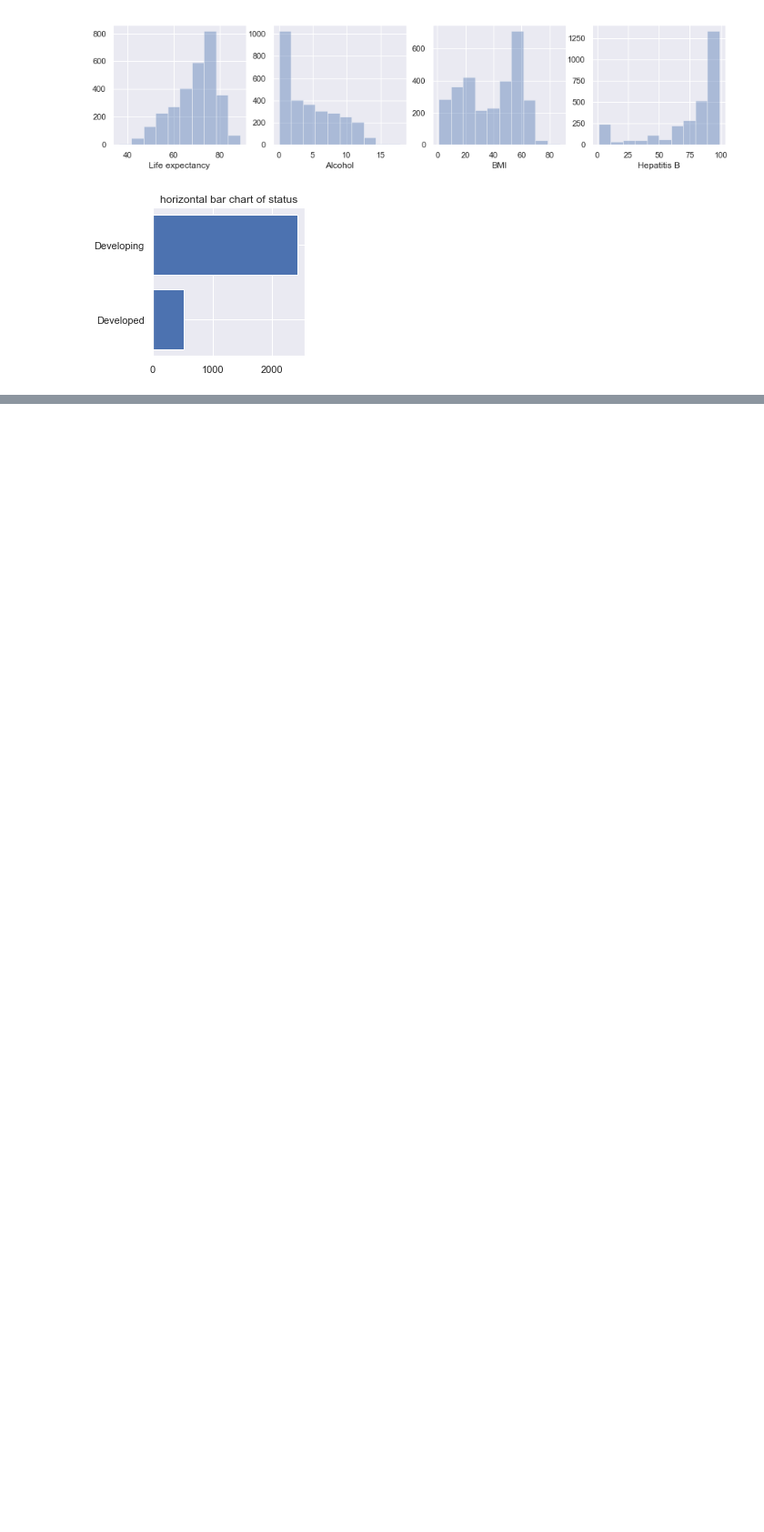
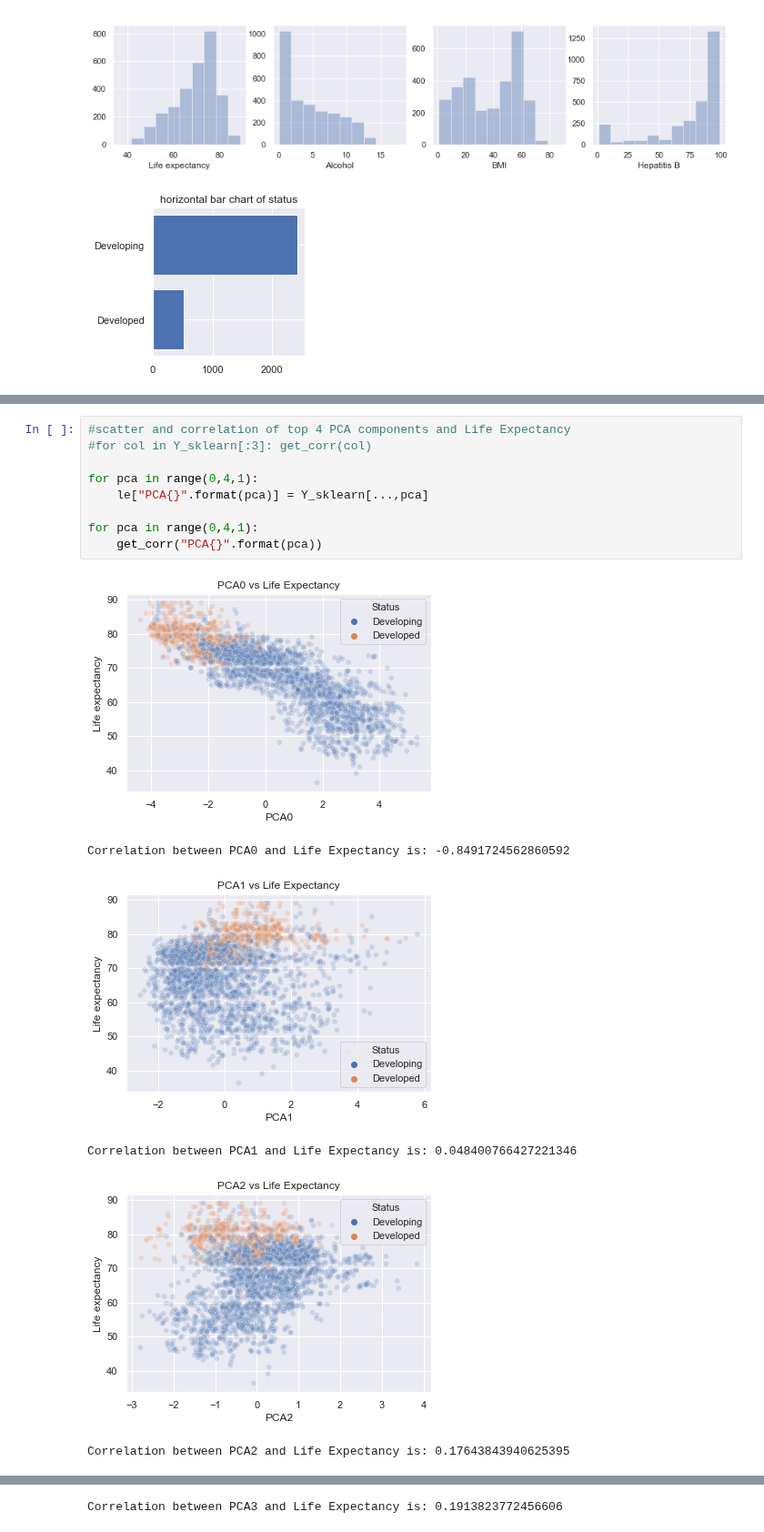
Before and after one commit to daddyprasad5/thinkful, a Jupyter notebook: Model_Preparation_Challenge.ipynb, the cells around one changed output, grey strips where cells are left out. Shown at 91% size. Drawn from its saved outputs; the diff is of its cells as text; blank space fills up the shorter version.

```diff
--- a/Model_Preparation_Challenge.ipynb
+++ b/Model_Preparation_Challenge.ipynb
@@ -583,0 +627,16 @@ col_le_corrs
+# %%
+#scatter and correlation of top 4 PCA components and Life Expectancy
+#for col in Y_sklearn[:3]: get_corr(col)
+
+for pca in range(0,4,1):
+    le["PCA{}".format(pca)] = Y_sklearn[...,pca]
+
+for pca in range(0,4,1):
+    get_corr("PCA{}".format(pca))
+# %% [output]
+[figure, added]
+Correlation between PCA0 and Life Expectancy is: -0.8491724562860592
+[figure, added]
+Correlation between PCA1 and Life Expectancy is: 0.048400766427221346
+[figure, added]
+Correlation between PCA2 and Life Expectancy is: 0.17643843940625395
@@ -583,0 +644 @@ col_le_corrs
+Correlation between PCA3 and Life Expectancy is: 0.1913823772456606
```
Also changed, not shown: parts of 24 cells of this notebook.
